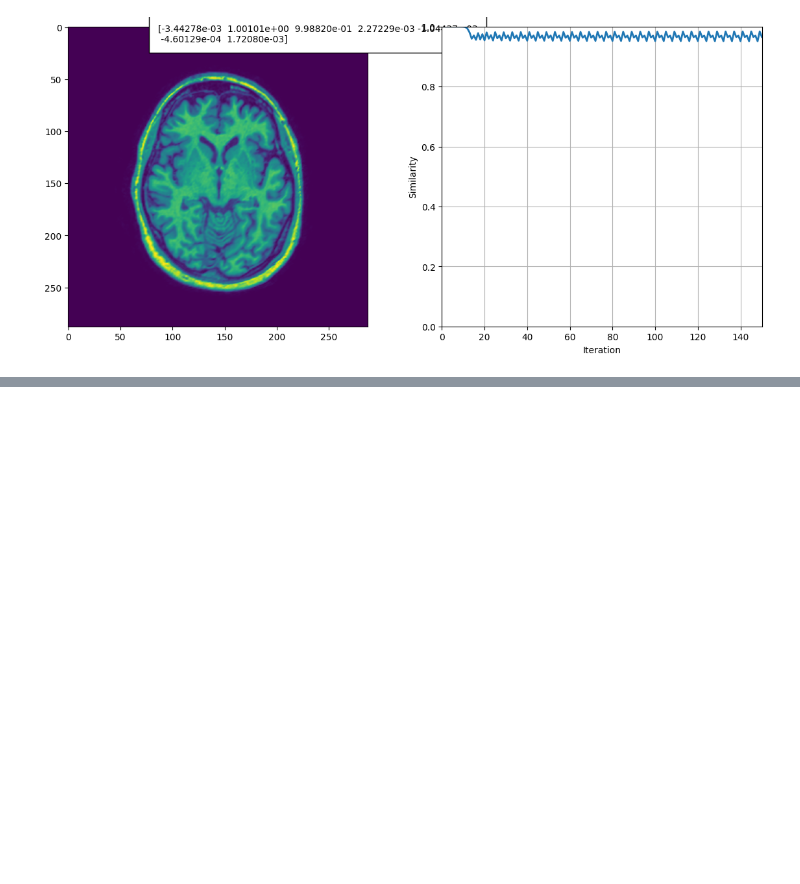
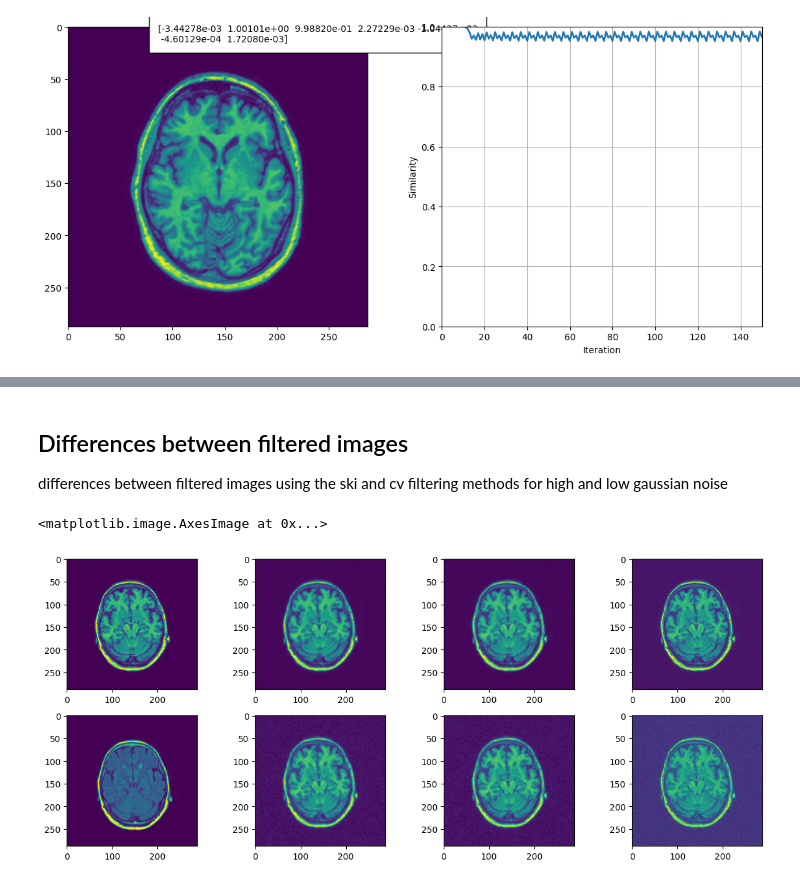
Before and after one commit to KarlijnCornelissen/MIA-group-8, a Jupyter notebook: code/1.6_Registration_project.ipynb, the cells around one changed output, grey strips where cells are left out. Cells and saved outputs as stored; diff of their text form; code cells hidden in the pictures; blank space fills up the shorter version.

Commit message:
Nieuwe noise dingetjes

```diff
--- a/code/1.6_Registration_project.ipynb
+++ b/code/1.6_Registration_project.ipynb
@@ -317,3 +317,39 @@ Using the provided dataset and the functions that you have implemented in the ex
 5. Affine intensity-based registration of a T1 slice and a T2 slice (e.g. `1_1_t1.tif` and `1_1_t2.tif`) using mutual information as a similarity measure.
 
 Describe, analyze and compare the results from each experiment. If a method fails, describe why you think it fails. Note that you will most likely have to try different values for the learning rate in each experiment in order to find the one that works best.
+# %% [markdown]
+## Differences between filtered images
+differences between filtered images using the ski and cv filtering methods for high and low gaussian noise
+# %%
+import sys
+sys.path.append("./code")
+import matplotlib.pyplot as plt
+from registration_project import add_noise
+from registration_project import noise_filtering
+
+i_path = './image_data/3_1_t1.tif'
+im_path = './image_data/3_1_t2.tif'
+
+cv, ski = noise_filtering(add_noise(i_path, T="T1", high=False))
+cv_hoog, ski_hoog = noise_filtering(add_noise(i_path, T="T1", high=True))
+
+fig = plt.figure(figsize=(15, 6))
+ax1 = fig.add_subplot(2, 4, 1)
+ax2 = fig.add_subplot(2, 4, 2)
+ax3 = fig.add_subplot(2, 4, 3)
+ax4 = fig.add_subplot(2, 4, 4)
+ax5 = fig.add_subplot(2, 4, 5)
+ax6 = fig.add_subplot(2, 4, 6)
+ax7 = fig.add_subplot(2, 4, 7)
+ax8 = fig.add_subplot(2, 4, 8)
+ax1.imshow(plt.imread(i_path))
+ax2.imshow(cv)
+ax3.imshow(ski)
+ax4.imshow(add_noise(i_path, "T1", False))
+ax5.imshow(plt.imread(im_path))
+ax6.imshow(cv_hoog)
+ax7.imshow(ski_hoog)
+ax8.imshow(add_noise(i_path, "T1", True))
+# %% [output]
+<matplotlib.image.AxesImage at 0x...>
+[figure, added]
```
Also changed, not shown: parts of 2 cells of this notebook, 1 other file.
